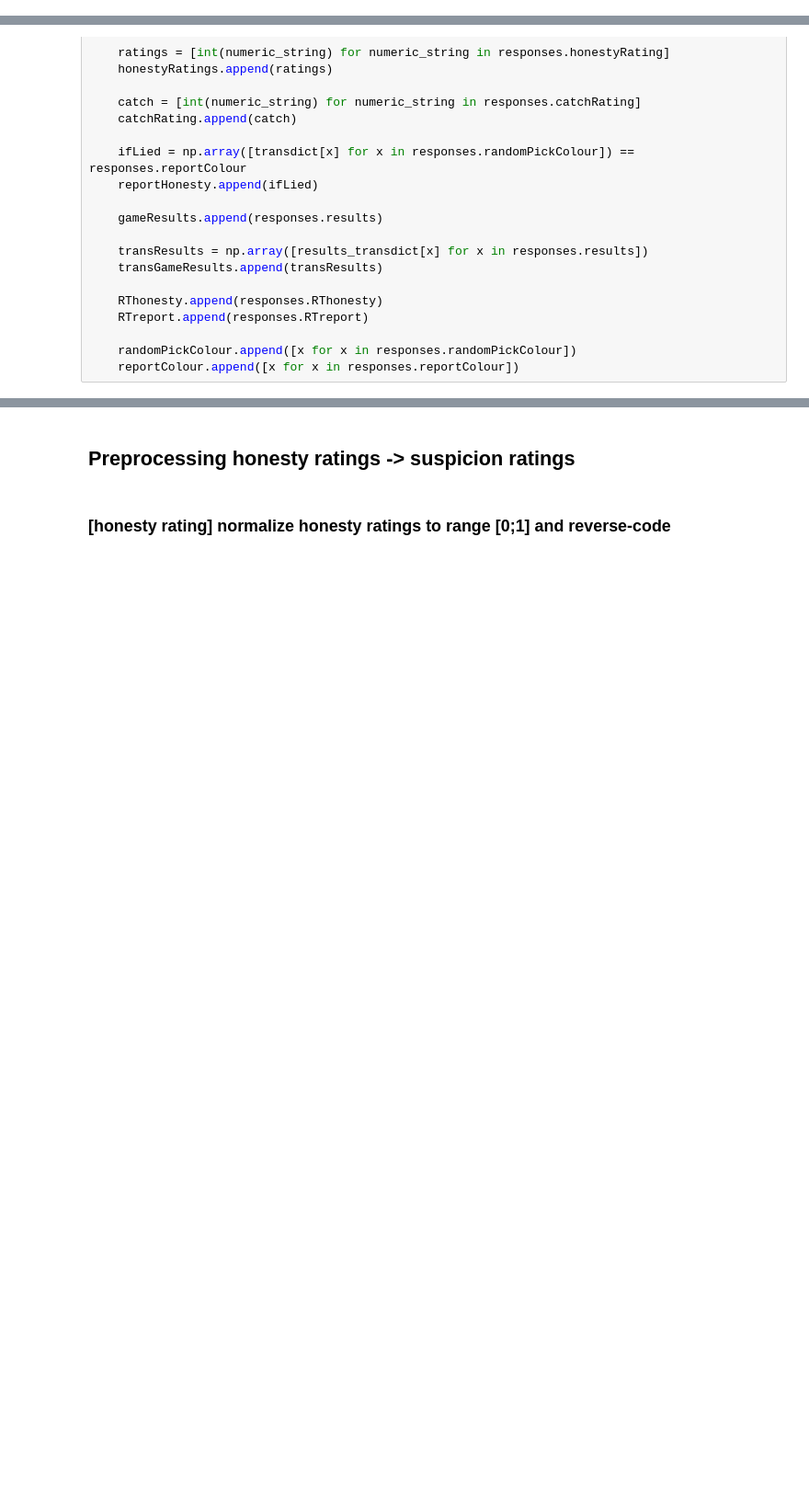
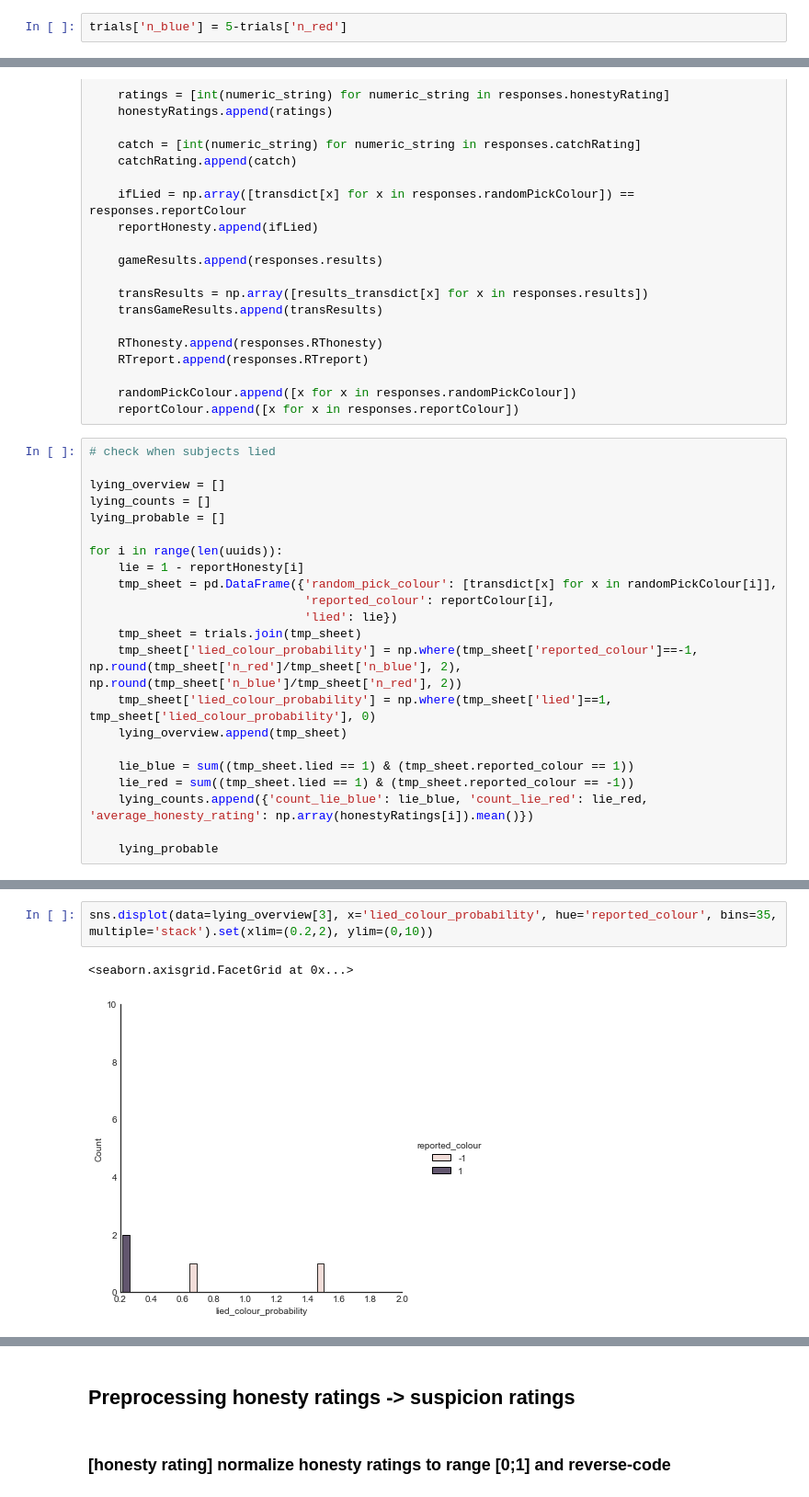
Before and after one commit to ucbtszh/suspicion-game, a Jupyter notebook: workbooks/read_from_firestore.ipynb, the cells around one changed output, grey strips where cells are left out. Shown: that part at 92% size. Saved outputs shown, nothing was run; the diff lists cells and outputs as text; blank space fills up the shorter version.

Commit message:
inspect lying behaviour

```diff
--- a/workbooks/read_from_firestore.ipynb
+++ b/workbooks/read_from_firestore.ipynb
@@ -18,3 +18,5 @@ trials = pd.DataFrame(trials_source)
 
 trials['exp_violation'] = np.where(trials['outcome'] == -1, trials['outcome'] - trials['outcome'] * (trials['n_red']/5), \
                                    trials['outcome'] - trials['outcome'] * (5-trials['n_red'])/5)
+# %%
+trials['n_blue'] = 5-trials['n_red']
@@ -195,3 +198,25 @@ for index, subject in enumerate(refs):
 
     randomPickColour.append([x for x in responses.randomPickColour])
     reportColour.append([x for x in responses.reportColour])
+# %%
+# check when subjects lied
+
+lying_overview = []
+lying_counts = []
+lying_probable = []
+
+for i in range(len(uuids)):
+    lie = 1 - reportHonesty[i]
+    tmp_sheet = pd.DataFrame({'random_pick_colour': [transdict[x] for x in randomPickColour[i]],
+                              'reported_colour': reportColour[i],
+                              'lied': lie})
+    tmp_sheet = trials.join(tmp_sheet)
+    tmp_sheet['lied_colour_probability'] = np.where(tmp_sheet['reported_colour']==-1, np.round(tmp_sheet['n_red']/tmp_sheet['n_blue'], 2), np.round(tmp_sheet['n_blue']/tmp_sheet['n_red'], 2))
+    tmp_sheet['lied_colour_probability'] = np.where(tmp_sheet['lied']==1, tmp_sheet['lied_colour_probability'], 0)
+    lying_overview.append(tmp_sheet)
+
+    lie_blue = sum((tmp_sheet.lied == 1) & (tmp_sheet.reported_colour == 1))
+    lie_red = sum((tmp_sheet.lied == 1) & (tmp_sheet.reported_colour == -1))
+    lying_counts.append({'count_lie_blue': lie_blue, 'count_lie_red': lie_red, 'average_honesty_rating': np.array(honestyRatings[i]).mean()})
+
+    lying_probable
@@ -197,0 +234,5 @@ for index, subject in enumerate(refs):
+# %%
+sns.displot(data=lying_overview[3], x='lied_colour_probability', hue='reported_colour', bins=35, multiple='stack').set(xlim=(0.2,2), ylim=(0,10))
+# %% [output]
+<seaborn.axisgrid.FacetGrid at 0x...>
+[figure, added]
```
Also changed, not shown: parts of 54 cells of this notebook.
